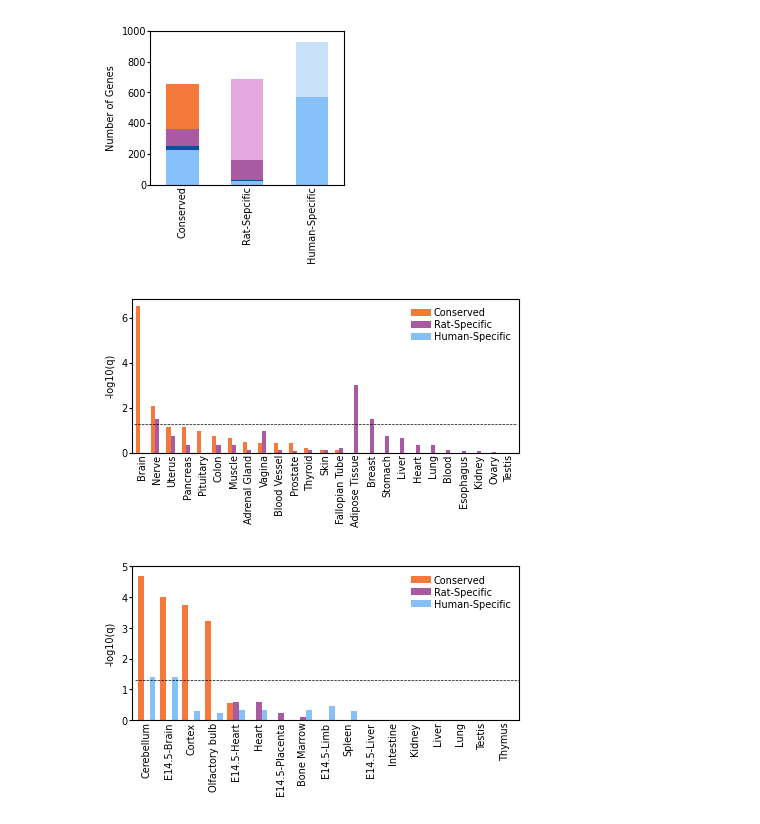
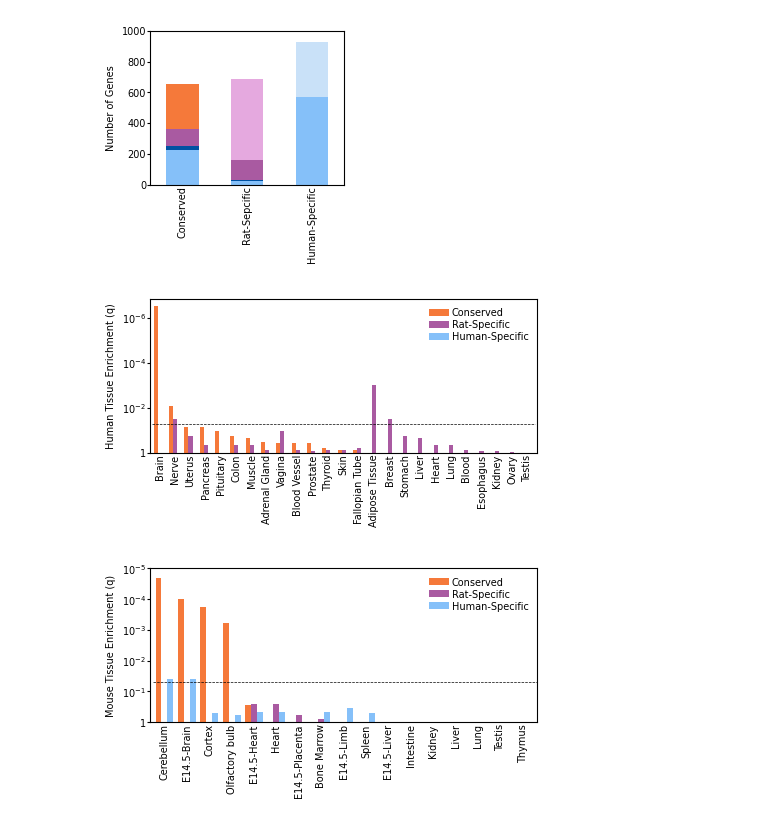
Before and after one commit to sarah-n-wright/CrossSpeciesBMI, a Jupyter notebook: Notebooks/3_Species_Specific_BMI_Networks.ipynb, the cells around one changed output. Drawn from its saved outputs; the diff is of its cells as text; code cells hidden in the pictures.

Commit message:
Updated figure numbering and notebook documentation

```diff
--- a/Notebooks/3_Species_Specific_BMI_Networks.ipynb
+++ b/Notebooks/3_Species_Specific_BMI_Networks.ipynb
@@ -908,31 +913,31 @@ plt.savefig(FIGDIR+"species_specific_bars_scaled.png",  dpi=400, bbox_inches="ti
 # %%
 human_te.columns = ["Conserved", "Rat-Specific", "Human-Specific"]
 human_te = human_te.sort_values(by=["Conserved", "Rat-Specific"], ascending=False)
 fig, ax = plt.subplots(figsize=(5,2))
 human_te.plot.bar(ax=ax, width=0.8, color=["#f5793a", "#a95aa1", "#85c0f9"], fontsize=7)
-ax.set_ylabel("-log10(q)", fontsize=7)
+ax.set_ylabel("Human Tissue Enrichment (q)", fontsize=7)
 ax.set_xlabel(None)
 plt.hlines(-1 *np.log10(0.05),-0.5, 24.5, color="black", linestyle="dashed", linewidth=0.5)
 plt.legend(fontsize=7, frameon=False,handletextpad=0.3, labelspacing=0.2 )
 plt.tick_params(axis='x', pad=1, length=0)
 plt.tick_params(axis='y', pad=1, length=2)
-plt.yticks([0,2,4,6])
+plt.yticks([0,2,4,6], ['1','$10^{-2}$', '$10^{-4}$','$10^{-6}$'])
 plt.savefig(FIGDIR+"tissue_enrichment_human_GTEx_scaled.png", bbox_inches="tight", dpi=400)
 # %% [output]
-[figure, old version]
+[figure, new version]
 # %%
 mouse_te.columns = ["Conserved", "Rat-Specific", "Human-Specific"]
 mouse_te = mouse_te.sort_values(by=["Conserved", "Rat-Specific", "Human-Specific"], ascending=False)
 fig, ax = plt.subplots(figsize=(5,2))
 mouse_te.plot.bar(ax=ax, width=0.8, color=["#f5793a", "#a95aa1", "#85c0f9"], fontsize=7)
-ax.set_ylabel("-log10(q)", fontsize=7)
+ax.set_ylabel('Mouse Tissue Enrichment (q)', fontsize=7)
 ax.set_xlabel(None)
 plt.hlines(-1 *np.log10(0.05),-0.5, 24.5, color="black", linestyle="dashed", linewidth=0.5)
 plt.legend(fontsize=7, frameon=False,handletextpad=0.3, labelspacing=0.2 )
 plt.tick_params(axis='x', pad=1, length=0)
 plt.tick_params(axis='y', pad=1, length=2)
-plt.yticks([0,1,2,3,4,5])
+plt.yticks([0,1,2,3,4,5],['1','$10^{-1}$', '$10^{-2}$','$10^{-3}$','$10^{-4}$', '$10^{-5}$'])
 #plt.title("Enrichment of Tissue-Specific Genes from mouse ENCODE")
 plt.savefig(FIGDIR+"tissue_enrichment_mouse_ENCODE_scaled.png", bbox_inches="tight", dpi=400)
 # %% [output]
-[figure, old version]
+[figure, new version]
```
Also changed, not shown: parts of 9 cells of this notebook, 10 other files.
